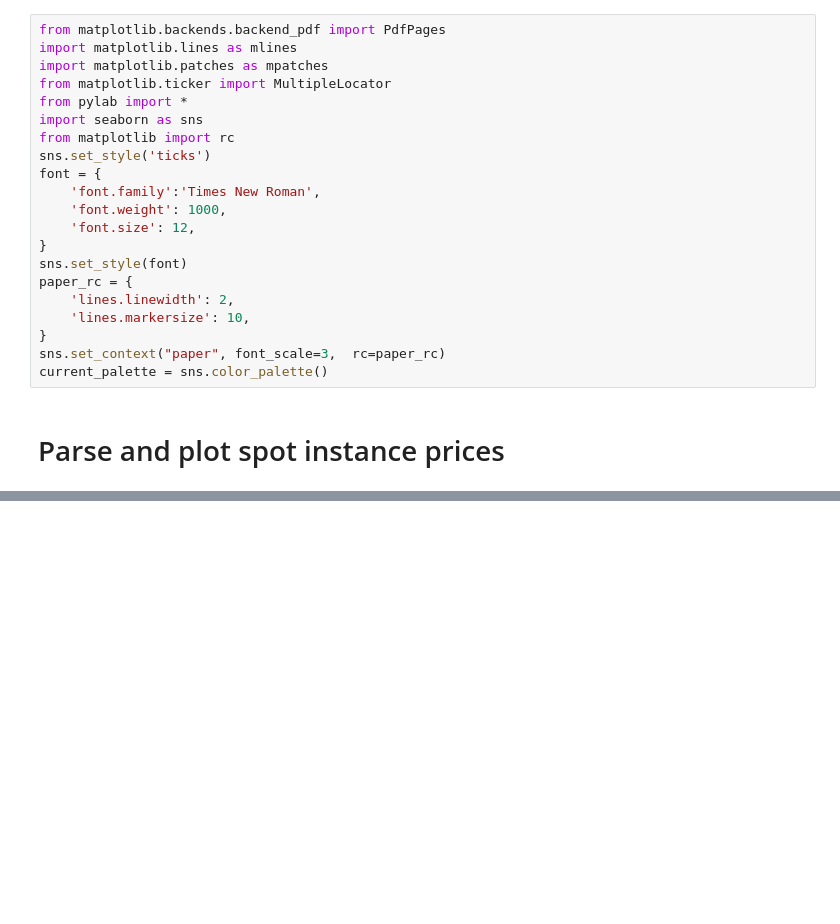
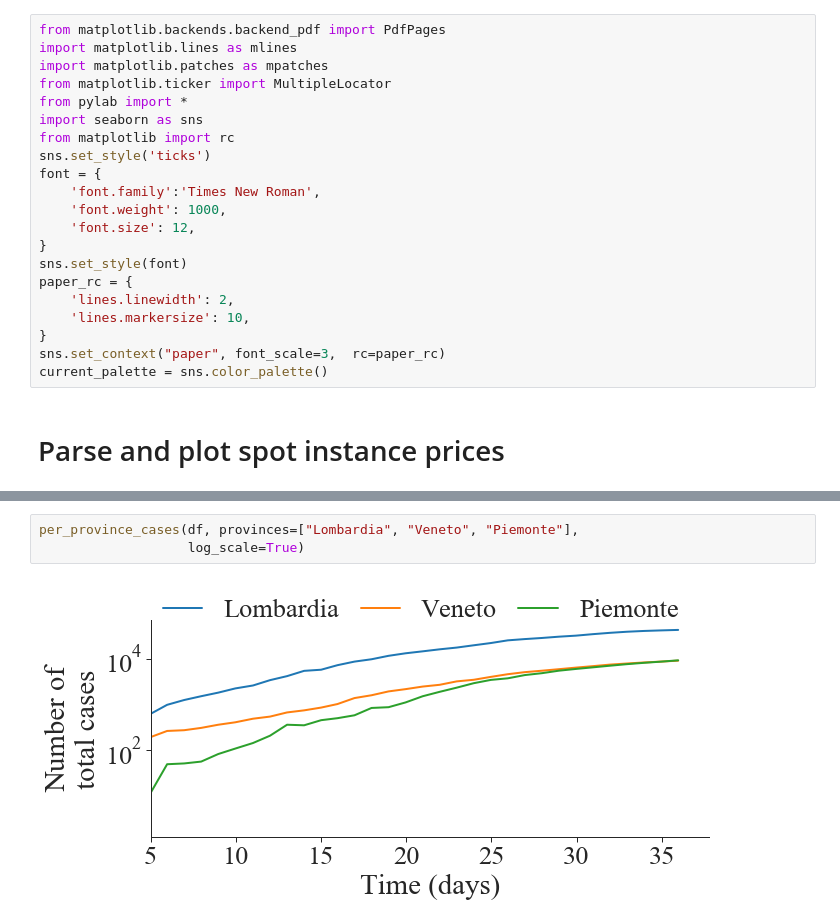
Before and after one commit to deepakn94/covid19, a Jupyter notebook: notebooks/italy.ipynb, the cells around one changed output, grey strips where cells are left out. Drawn from its saved outputs; the diff is of its cells as text; blank space fills up the shorter version.

```diff
--- a/notebooks/italy.ipynb
+++ b/notebooks/italy.ipynb
@@ -80,3 +85,8 @@ per_province_cases(df, provinces=["Lombardia", "Veneto", "Piemonte"])
+# %%
+per_province_cases(df, provinces=["Lombardia", "Veneto", "Piemonte"],
+                   log_scale=True)
+# %% [output]
+[figure, added]
 # %%
 per_province_cases(df, provinces=["Lombardia", "Veneto", "Piemonte"],
                    cumulative=False)
```
Also changed, not shown: parts of 3 cells of this notebook, 1 other file.
